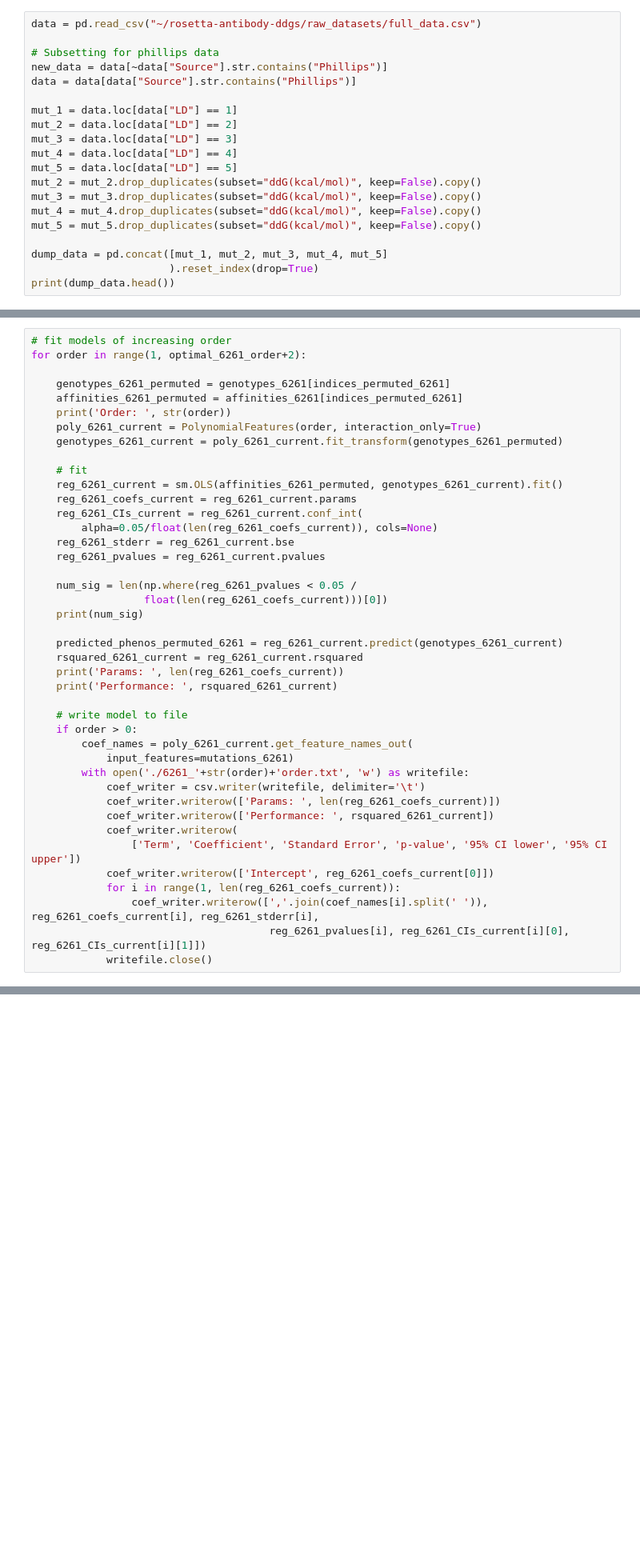
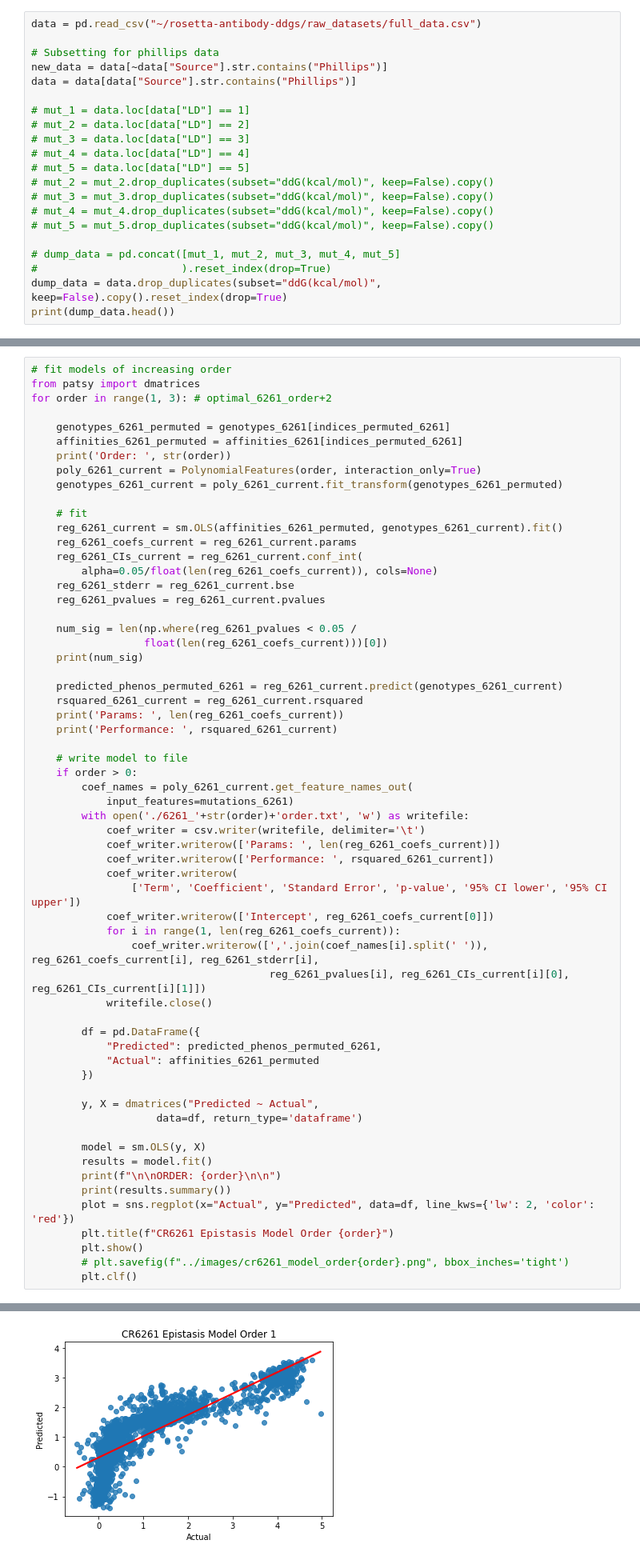
Before and after one commit to k-chrispens/rosetta-antibody-ddgs, a Jupyter notebook: raw_datasets/infer_effects.ipynb, the cells around one changed output, grey strips where cells are left out. Shown at 80% size. Drawn from its saved outputs; the diff is of its cells as text; blank space fills up the shorter version.

Commit message:
regenerated some epistatic data, need to regen figures

```diff
--- a/raw_datasets/infer_effects.ipynb
+++ b/raw_datasets/infer_effects.ipynb
@@ -25,17 +33,18 @@ data = pd.read_csv("~/rosetta-antibody-ddgs/raw_datasets/full_data.csv")
 new_data = data[~data["Source"].str.contains("Phillips")]
 data = data[data["Source"].str.contains("Phillips")]
 
-mut_1 = data.loc[data["LD"] == 1]
-mut_2 = data.loc[data["LD"] == 2]
-mut_3 = data.loc[data["LD"] == 3]
-mut_4 = data.loc[data["LD"] == 4]
-mut_5 = data.loc[data["LD"] == 5]
-mut_2 = mut_2.drop_duplicates(subset="ddG(kcal/mol)", keep=False).copy()
-mut_3 = mut_3.drop_duplicates(subset="ddG(kcal/mol)", keep=False).copy()
-mut_4 = mut_4.drop_duplicates(subset="ddG(kcal/mol)", keep=False).copy()
-mut_5 = mut_5.drop_duplicates(subset="ddG(kcal/mol)", keep=False).copy()
+# mut_1 = data.loc[data["LD"] == 1]
+# mut_2 = data.loc[data["LD"] == 2]
+# mut_3 = data.loc[data["LD"] == 3]
+# mut_4 = data.loc[data["LD"] == 4]
+# mut_5 = data.loc[data["LD"] == 5]
+# mut_2 = mut_2.drop_duplicates(subset="ddG(kcal/mol)", keep=False).copy()
+# mut_3 = mut_3.drop_duplicates(subset="ddG(kcal/mol)", keep=False).copy()
+# mut_4 = mut_4.drop_duplicates(subset="ddG(kcal/mol)", keep=False).copy()
+# mut_5 = mut_5.drop_duplicates(subset="ddG(kcal/mol)", keep=False).copy()
 
-dump_data = pd.concat([mut_1, mut_2, mut_3, mut_4, mut_5]
-                      ).reset_index(drop=True)
+# dump_data = pd.concat([mut_1, mut_2, mut_3, mut_4, mut_5]
+#                       ).reset_index(drop=True)
+dump_data = data.drop_duplicates(subset="ddG(kcal/mol)", keep=False).copy().reset_index(drop=True)
 print(dump_data.head())
 # %% [output]
@@ -367,7 +383,8 @@ with open('./9114_CV_rsquared.csv','w') as writefile:
 ### 6261
 # %%
 # fit models of increasing order
-for order in range(1, optimal_6261_order+2):
+from patsy import dmatrices
+for order in range(1, 3): # optimal_6261_order+2
 
     genotypes_6261_permuted = genotypes_6261[indices_permuted_6261]
     affinities_6261_permuted = affinities_6261[indices_permuted_6261]
@@ -407,5 +424,23 @@ for order in range(1, optimal_6261_order+2):
                 coef_writer.writerow([','.join(coef_names[i].split(' ')), reg_6261_coefs_current[i], reg_6261_stderr[i],
                                       reg_6261_pvalues[i], reg_6261_CIs_current[i][0], reg_6261_CIs_current[i][1]])
             writefile.close()
+
+        df = pd.DataFrame({
+            "Predicted": predicted_phenos_permuted_6261,
+            "Actual": affinities_6261_permuted
+        })
+
+        y, X = dmatrices("Predicted ~ Actual",
+                    data=df, return_type='dataframe')
+
+        model = sm.OLS(y, X)
+        results = model.fit()
+        print(f"\n\nORDER: {order}\n\n")
+        print(results.summary())
+        plot = sns.regplot(x="Actual", y="Predicted", data=df, line_kws={'lw': 2, 'color': 'red'})
+        plt.title(f"CR6261 Epistasis Model Order {order}")
+        plt.show()
+        # plt.savefig(f"../images/cr6261_model_order{order}.png", bbox_inches='tight')
+        plt.clf()
 # %% [output]
 Order:  1
@@ -426,0 +463 @@ Performance:  0.970157971392704
+[figure, added]
```
Also changed, not shown: parts of 10 cells of this notebook, 10 other files.
